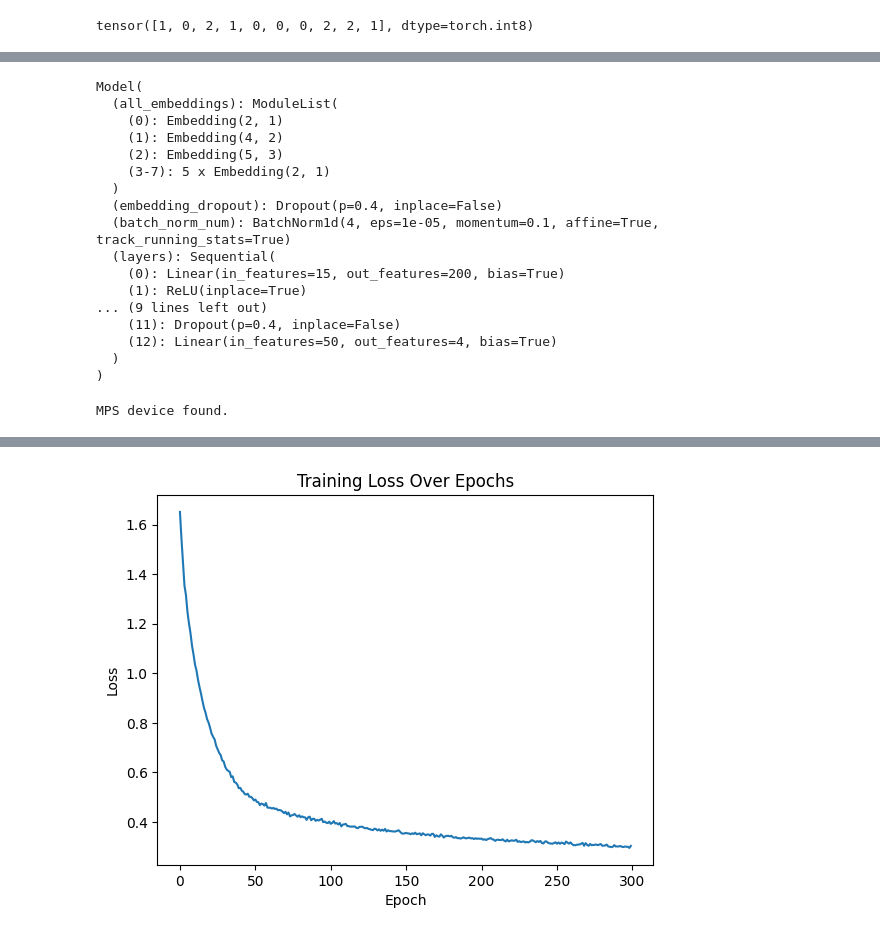
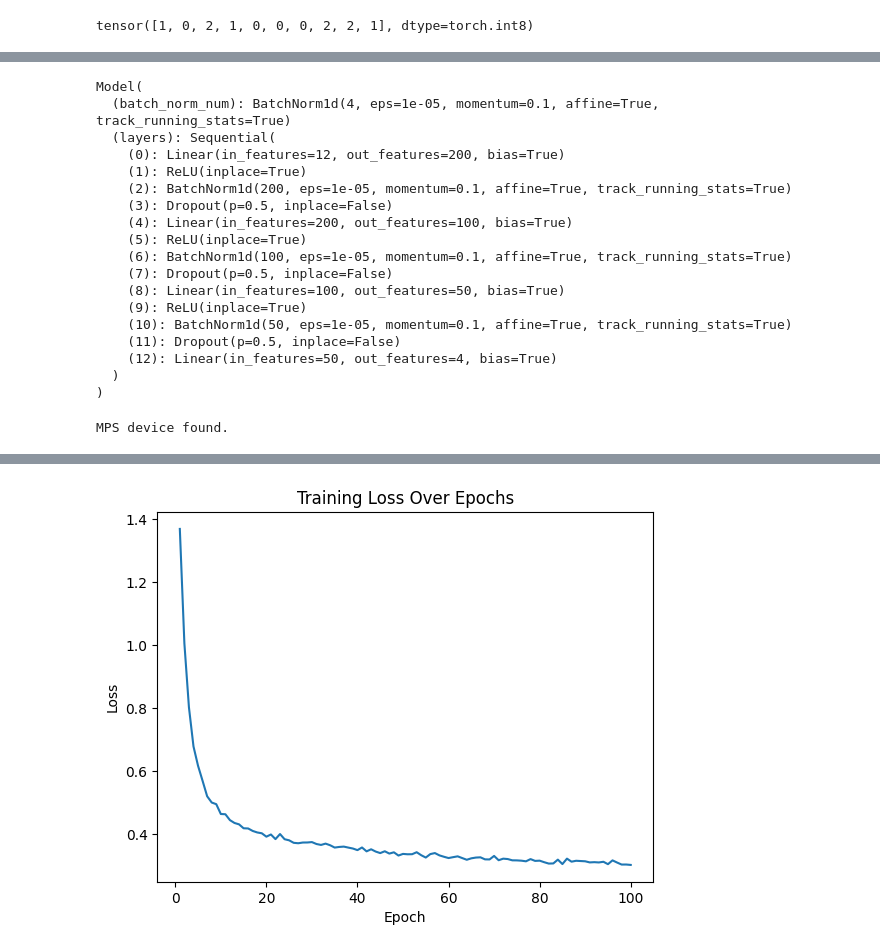
Before and after one commit to Ponynie/IntroDMLabChula, a Jupyter notebook: Final_Project/Traning_Anemia.ipynb, the cells around one changed output, grey strips where cells are left out. Drawn from its saved outputs; the diff is of its cells as text; code cells hidden in the pictures.

```diff
--- a/Final_Project/Traning_Anemia.ipynb
+++ b/Final_Project/Traning_Anemia.ipynb
@@ -194,23 +189,25 @@ class Model(nn.Module):
         return x #(batch_size, output_size)
 # %%
 hidden_layers = [200,100,50]
-model = Model(categorical_embedding_sizes, numerical_data.shape[1], 4, hidden_layers, p=0.4)
+class_count = int(data[label_column].cat.codes.nunique())
+model = Model(categorical_data.shape[1], numerical_data.shape[1], class_count, hidden_layers, p=0.5)
 print(model)
 # %% [output]
 Model(
-  (all_embeddings): ModuleList(
-    (0): Embedding(2, 1)
-    (1): Embedding(4, 2)
-    (2): Embedding(5, 3)
-    (3-7): 5 x Embedding(2, 1)
-  )
-  (embedding_dropout): Dropout(p=0.4, inplace=False)
   (batch_norm_num): BatchNorm1d(4, eps=1e-05, momentum=0.1, affine=True, track_running_stats=True)
   (layers): Sequential(
-    (0): Linear(in_features=15, out_features=200, bias=True)
+    (0): Linear(in_features=12, out_features=200, bias=True)
     (1): ReLU(inplace=True)
-... (9 lines left out)
-    (11): Dropout(p=0.4, inplace=False)
+    (2): BatchNorm1d(200, eps=1e-05, momentum=0.1, affine=True, track_running_stats=True)
+    (3): Dropout(p=0.5, inplace=False)
+    (4): Linear(in_features=200, out_features=100, bias=True)
+    (5): ReLU(inplace=True)
+    (6): BatchNorm1d(100, eps=1e-05, momentum=0.1, affine=True, track_running_stats=True)
+    (7): Dropout(p=0.5, inplace=False)
+    (8): Linear(in_features=100, out_features=50, bias=True)
+    (9): ReLU(inplace=True)
+    (10): BatchNorm1d(50, eps=1e-05, momentum=0.1, affine=True, track_running_stats=True)
+    (11): Dropout(p=0.5, inplace=False)
     (12): Linear(in_features=50, out_features=4, bias=True)
   )
 )
@@ -231,29 +228,51 @@ train_label = train_label.to(mps_device)
 test_label = test_label.to(mps_device)
 # %% [output]
 MPS device found.
+# %%
+class CustomDataset(TensorDataset):
+    def __init__(self, x_categorical, x_numerical, y):
+        super().__init__(x_categorical, x_numerical, y)
+        self.x_categorical = x_categorical
+        self.x_numerical = x_numerical
+        self.y = y
+
+    def __getitem__(self, index):
+        return self.x_categorical[index], self.x_numerical[index], self.y[index]
+
+    def __len__(self):
+        return len(self.y)
 # %%
+train_dataset = CustomDataset(categorical_train_data, numerical_train_data, train_label)
+train_loader = DataLoader(dataset=train_dataset, batch_size=1000, shuffle=True)
 loss_function = nn.CrossEntropyLoss()
 optimizer = torch.optim.Adam(model.parameters(), lr=0.001)
-epochs = 300
+epochs = 100
 # %%
+model.train()
 aggregated_losses = []
 
-for i in range(epochs):
-    i += 1
-    pred = model(categorical_train_data, numerical_train_data)
-    single_loss = loss_function(pred, train_label)
-    aggregated_losses.append(single_loss)
+for epoch in range(1, epochs + 1):
+    epoch_loss = []
+    for batch_idx, (categorical, numerical, labels) in enumerate(train_loader):
+        optimizer.zero_grad()
+        pred = model(categorical, numerical)
+        loss = loss_function(pred, labels)
+        epoch_loss.append(loss.item())
+        if epoch % 25 == 1 and batch_idx % 4 == 0:
+            print(f'Epoch: {epoch:3} Batch: {batch_idx} Loss: {loss.item()}')
+        loss.backward()
+        optimizer.step()
 
-    if i%25 == 1:
-        print(f'epoch: {i:3} loss: {single_loss.item():10.8f}')
+    mean_epoch_loss = torch.tensor(epoch_loss).mean()
+    aggregated_losses.append(mean_epoch_loss)
 
-    optimizer.zero_grad()
-    single_loss.backward()
-    optimizer.step()
-print(f'epoch: {i:3} loss: {single_loss.item():10.10f}')
+    if epoch % 25 == 1:
+        print(f'Epoch: {epoch:3} Loss: {mean_epoch_loss:10.8f}')
 
-aggregated_losses_on_cpu = [tensor.detach().cpu() for tensor in aggregated_losses]
-plt.plot(range(epochs), aggregated_losses_on_cpu)
+print(f'Final Epoch: {epoch:3} Loss: {mean_epoch_loss:10.10f}')
+
+# Plotting
+plt.plot(range(1, epochs + 1), aggregated_losses)
 plt.title('Training Loss Over Epochs')
 plt.xlabel('Epoch')
 plt.ylabel('Loss')
@@ -275,3 +298,3 @@ epoch: 300 loss: 0.3037334979
-[figure, old version]
+[figure, new version]
 # %%
 with torch.no_grad():
```
Also changed, not shown: parts of 12 cells of this notebook, 5 other files.
